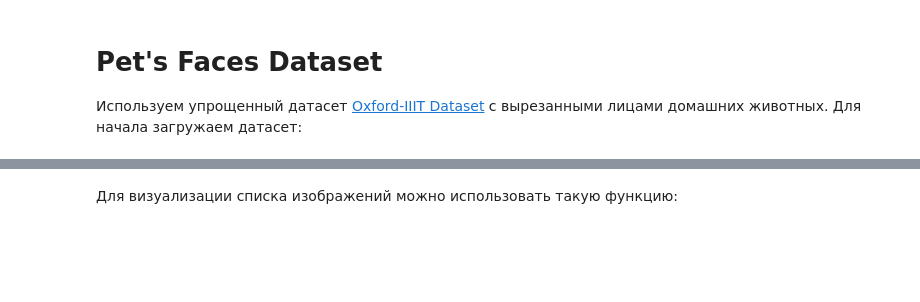
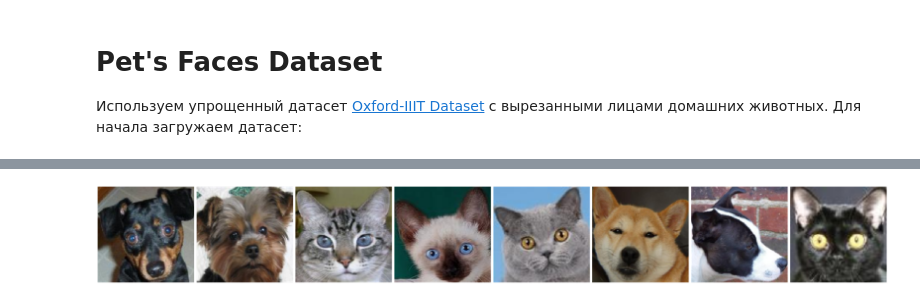
Before and after one commit to iktovr/Artificial-Intelligence, a Jupyter notebook: AI/lab2/Faces.ipynb, the cells around one changed output, grey strips where cells are left out. Cells and saved outputs as stored; diff of their text form; code cells hidden in the pictures; blank space fills up the shorter version.

```diff
--- a/AI/lab2/Faces.ipynb
+++ b/AI/lab2/Faces.ipynb
@@ -20,2 +26,0 @@ petfaces.tar.gz     100%[===================>]  23.35M  12.5MB/s    in 1.9s
-# %% [markdown]
-Для визуализации списка изображений можно использовать такую функцию:
@@ -22,17 +37,27 @@ petfaces.tar.gz     100%[===================>]  23.35M  12.5MB/s    in 1.9s
 # %%
-import matplotlib.pyplot as plt
-import os
-from PIL import Image
-import numpy as np
-
-def display_images(l,titles=None,fontsize=12):
-    n=len(l)
-    fig,ax = plt.subplots(1,n)
-    for i,im in enumerate(l):
-        ax[i].imshow(im)
-        ax[i].axis('off')
-        if titles is not None:
-            ax[i].set_title(titles[i],fontsize=fontsize)
-    fig.set_size_inches(fig.get_size_inches()*n)
+def display_images(data, max_n = 8):
+    n = min(max_n, len(data[0]))
+    fig, ax = plt.subplots(1, n)
+    for i in range(n):
+        img = data[0][i].numpy()
+        ax[i].imshow(img.transpose((1, 2, 0)))
+        ax[i].axis("off")
+    fig.set_size_inches(fig.get_size_inches() * n)
     plt.tight_layout()
     plt.show()
+# %%
+transform = transforms.Compose([
+    transforms.Resize((128, 128)),
+    transforms.ToTensor()
+])
+
+dataset = torchvision.datasets.ImageFolder('./petfaces', transform=transform)
+train_data, test_data = torch.utils.data.random_split(dataset, [int(len(dataset) * 0.8), len(dataset) - int(len(dataset) * 0.8)])
+# %%
+batch_size = 60
+train = torch.utils.data.DataLoader(train_data, batch_size=batch_size)
+test = torch.utils.data.DataLoader(test_data, batch_size=1)
+# %%
+display_images(next(iter(train)))
+# %% [output]
+[figure, added]
```
Also changed, not shown: parts of 14 cells of this notebook.
